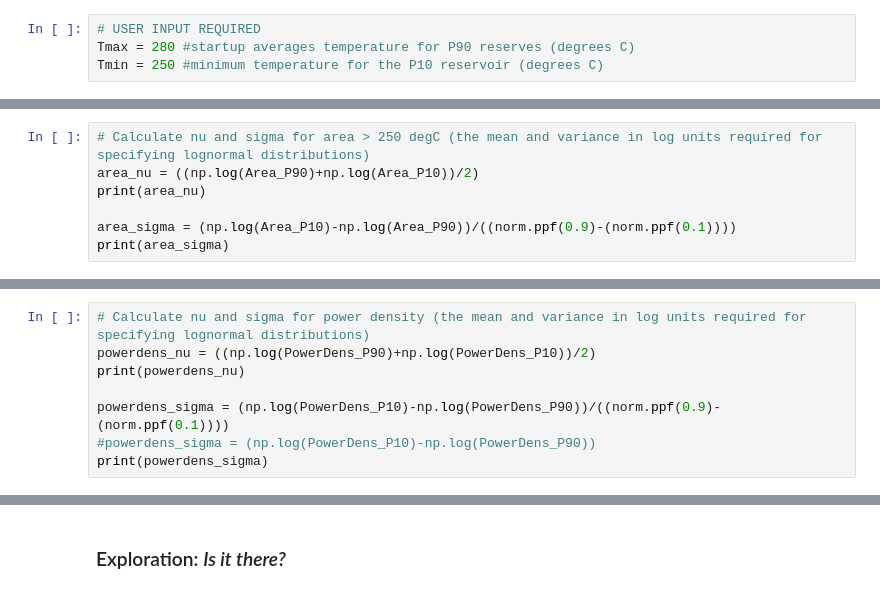
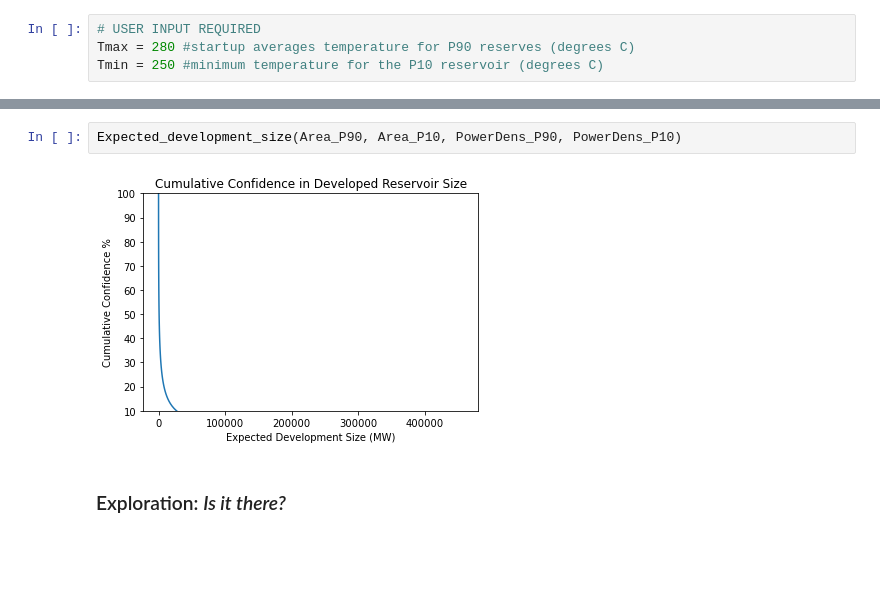
Before and after one commit to Geothermal-Resource-Capacity/Power-Density, a Jupyter notebook: notebooks/Resource_estimator_Hannah-checkpoint.ipynb, the cells around one changed output, grey strips where cells are left out. Cells and saved outputs as stored; diff of their text form; blank space fills up the shorter version.

```diff
--- a/notebooks/Resource_estimator_Hannah-checkpoint.ipynb
+++ b/notebooks/Resource_estimator_Hannah-checkpoint.ipynb
@@ -28,9 +28,2 @@ Area_P10 = 10
 PowerDens_P90 = 10
 PowerDens_P10 = 24
-# %%
-# Calculate nu and sigma for area > 250 degC (the mean and variance in log units required for specifying lognormal distributions)
-area_nu = ((np.log(Area_P90)+np.log(Area_P10))/2)
-print(area_nu)
-
-area_sigma = (np.log(Area_P10)-np.log(Area_P90))/((norm.ppf(0.9)-(norm.ppf(0.1))))
-print(area_sigma)
@@ -40,8 +29,0 @@ print(area_sigma)
-# %%
-# Calculate nu and sigma for power density (the mean and variance in log units required for specifying lognormal distributions)
-powerdens_nu = ((np.log(PowerDens_P90)+np.log(PowerDens_P10))/2)
-print(powerdens_nu)
-
-powerdens_sigma = (np.log(PowerDens_P10)-np.log(PowerDens_P90))/((norm.ppf(0.9)-(norm.ppf(0.1))))
-#powerdens_sigma = (np.log(PowerDens_P10)-np.log(PowerDens_P90))
-print(powerdens_sigma)
@@ -95,3 +79,7 @@ plt.ylim([10, 100])
+# %%
+Expected_development_size(Area_P90, Area_P10, PowerDens_P90, PowerDens_P10)
+# %% [output]
+[figure, added]
 # %% [markdown]
 ### Exploration: *Is it there?*
 # %%
```
Also changed, not shown: parts of 12 cells of this notebook.
